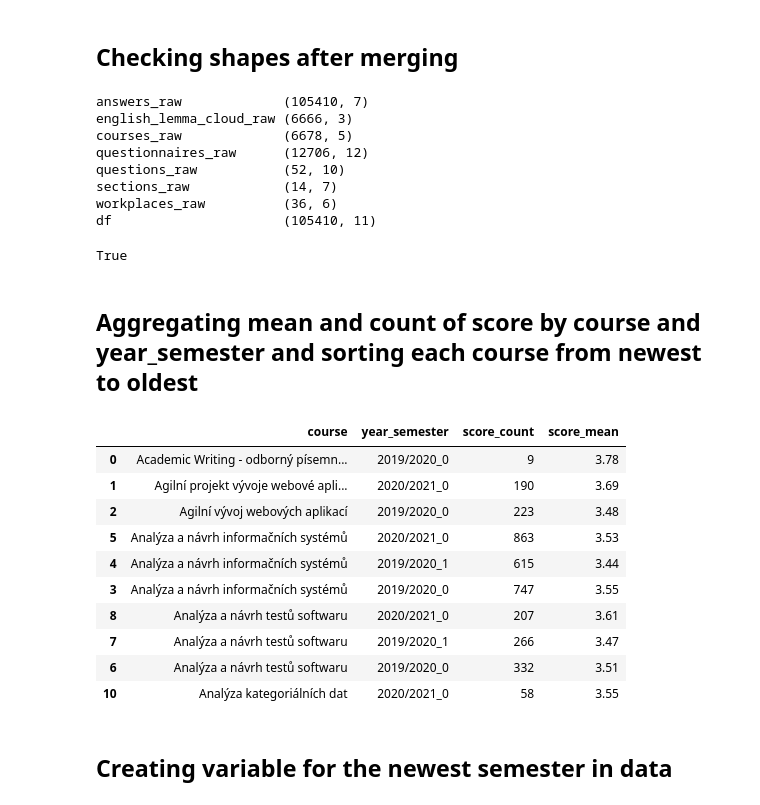
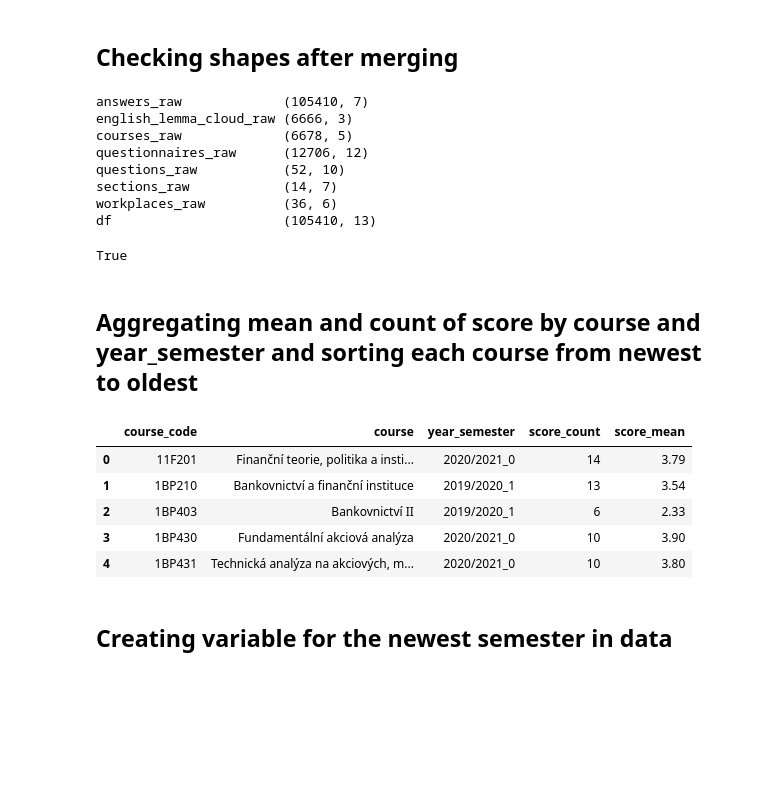
Before and after one commit to daann8/VSE_studentske-ankety, a Jupyter notebook: top_problems.ipynb, the cells around one changed output. Saved outputs shown, nothing was run; the diff lists cells and outputs as text; code cells hidden in the pictures; blank space fills up the shorter version.

```diff
--- a/top_problems.ipynb
+++ b/top_problems.ipynb
@@ -45,8 +39,10 @@ df = pd.merge(df,             sections,            how='left',  left_on='DOT_SEK
 
 print(df.columns)
 
-df.drop(inplace=True,columns=['PREDMET','HO_PRACOVISTE','PROGRAM','PROGRAM_PRACOVISTE','FORMA','OBOR','UKONCENI','VYSLEDEK','DATUM_VYPLNENI','DOBA_VYPLNENI','ID_answer','DOTAZNIK','OTAZKA','PEDAGOG','TYP_AKCE','HODNOTA_CLOB','ID','HODN_OBDOBI','AKTIVNI','PRETIZENO','NAZEV','ZKRATKA','ID_course','KOD','GARANTUJICI_PRACOVISTE','ID_lemma','ID_question','DOT_SEKCE','OTAZKA_ANG','OTAZKA_TYP','PORADI','PER_TYP_AKCE','HO_PRACOVISTE_question','POVINNA_ODPOVED','ID_section','DOT_CAST','NAZEV_ANG','PORADI_section','PER_TYP_AKCE_section','PER_PEDAGOG_section'])
-df.rename(inplace=True,columns={'ID_questionnaire':'id_questionnaire', 'ID_answer':'id_answer', 'HODNOTA_CISLO':'score', 'NAZEV_course':'course', 'OBDOBI':'period', 'SENTIMENT':'sentiment' ,'OTAZKA_question':'question' ,'PER_PEDAGOG':'per_teacher' ,'NAZEV_section':'section'})
+df.drop(inplace=True,columns=['PREDMET','HO_PRACOVISTE','PROGRAM_PRACOVISTE','FORMA','OBOR','UKONCENI','VYSLEDEK','DATUM_VYPLNENI','DOBA_VYPLNENI','ID_answer','DOTAZNIK','OTAZKA','PEDAGOG','TYP_AKCE','HODNOTA_CLOB','ID','HODN_OBDOBI','AKTIVNI','PRETIZENO','NAZEV','ZKRATKA','ID_course','GARANTUJICI_PRACOVISTE','ID_lemma','ID_question','DOT_SEKCE','OTAZKA_ANG','OTAZKA_TYP','PORADI','PER_TYP_AKCE','HO_PRACOVISTE_question','POVINNA_ODPOVED','ID_section','DOT_CAST','NAZEV_ANG','PORADI_section','PER_TYP_AKCE_section','PER_PEDAGOG_section'])
+df.rename(inplace=True,columns={'ID_questionnaire':'id_questionnaire', 'PROGRAM':'program', 'ID_answer':'id_answer', 'HODNOTA_CISLO':'score', 'KOD':'course_code', 'NAZEV_course':'course', 'OBDOBI':'period', 'SENTIMENT':'sentiment' ,'OTAZKA_question':'question' ,'PER_PEDAGOG':'per_teacher' ,'NAZEV_section':'section'})
+df['section'] = df['section'].str.replace(u'\xa0', u' ')
+df['section'] = df['section'].str.replace('Jak na mě působil vyučující z následujících hledisek \(hodnocení 4 – nejlepší až 1 - nejhorší, N - nemohu objektivně zhodnotit\)', 'Jak na mě působil vyučující')
 
 print(df.columns)
 # %% [output]
@@ -102,27 +98,22 @@ questionnaires_raw      (12706, 12)
 questions_raw           (52, 10)
 sections_raw            (14, 7)
 workplaces_raw          (36, 6)
-df                      (105410, 11)
+df                      (105410, 13)
 True
 # %% [markdown]
 ## Aggregating mean and count of score by course and year_semester and sorting each course from newest to oldest
 # %%
-df_grouped = df.groupby(['course', 'year_semester'])['score'].agg([('score_count', 'count'), ('score_mean', 'mean')]).reset_index().sort_values(by=['course', 'year_semester'], ascending=(True,False))
+df_grouped = df.groupby(['course_code', 'course', 'year_semester'])['score'].agg([('score_count', 'count'), ('score_mean', 'mean')]).reset_index().sort_values(by=['course_code', 'year_semester'], ascending=(True,False))
 df_grouped['score_mean'] = df_grouped['score_mean'].round(2)
 
-df_grouped.head(10)
+df_grouped.head()
 # %% [output]
-|  | course | year_semester | score_count | score_mean |
-| 0 | Academic Writing - odborný písemn... | 2019/2020_0 | 9 | 3.78 |
-| 1 | Agilní projekt vývoje webové apli... | 2020/2021_0 | 190 | 3.69 |
-| 2 | Agilní vývoj webových aplikací | 2019/2020_0 | 223 | 3.48 |
-| 5 | Analýza a návrh informačních systémů | 2020/2021_0 | 863 | 3.53 |
-| 4 | Analýza a návrh informačních systémů | 2019/2020_1 | 615 | 3.44 |
-| 3 | Analýza a návrh informačních systémů | 2019/2020_0 | 747 | 3.55 |
-| 8 | Analýza a návrh testů softwaru | 2020/2021_0 | 207 | 3.61 |
-| 7 | Analýza a návrh testů softwaru | 2019/2020_1 | 266 | 3.47 |
-| 6 | Analýza a návrh testů softwaru | 2019/2020_0 | 332 | 3.51 |
-| 10 | Analýza kategoriálních dat | 2020/2021_0 | 58 | 3.55 |
+|  | course_code | course | year_semester | score_count | score_mean |
+| 0 | 11F201 | Finanční teorie, politika a insti... | 2020/2021_0 | 14 | 3.79 |
+| 1 | 1BP210 | Bankovnictví a finanční instituce | 2019/2020_1 | 13 | 3.54 |
+| 2 | 1BP403 | Bankovnictví II | 2019/2020_1 | 6 | 2.33 |
+| 3 | 1BP430 | Fundamentální akciová analýza | 2020/2021_0 | 10 | 3.90 |
+| 4 | 1BP431 | Technická analýza na akciových, m... | 2020/2021_0 | 10 | 3.80 |
 # %% [markdown]
 ## Creating variable for the newest semester in data
 # %%
```
Also changed, not shown: parts of 22 cells of this notebook.
